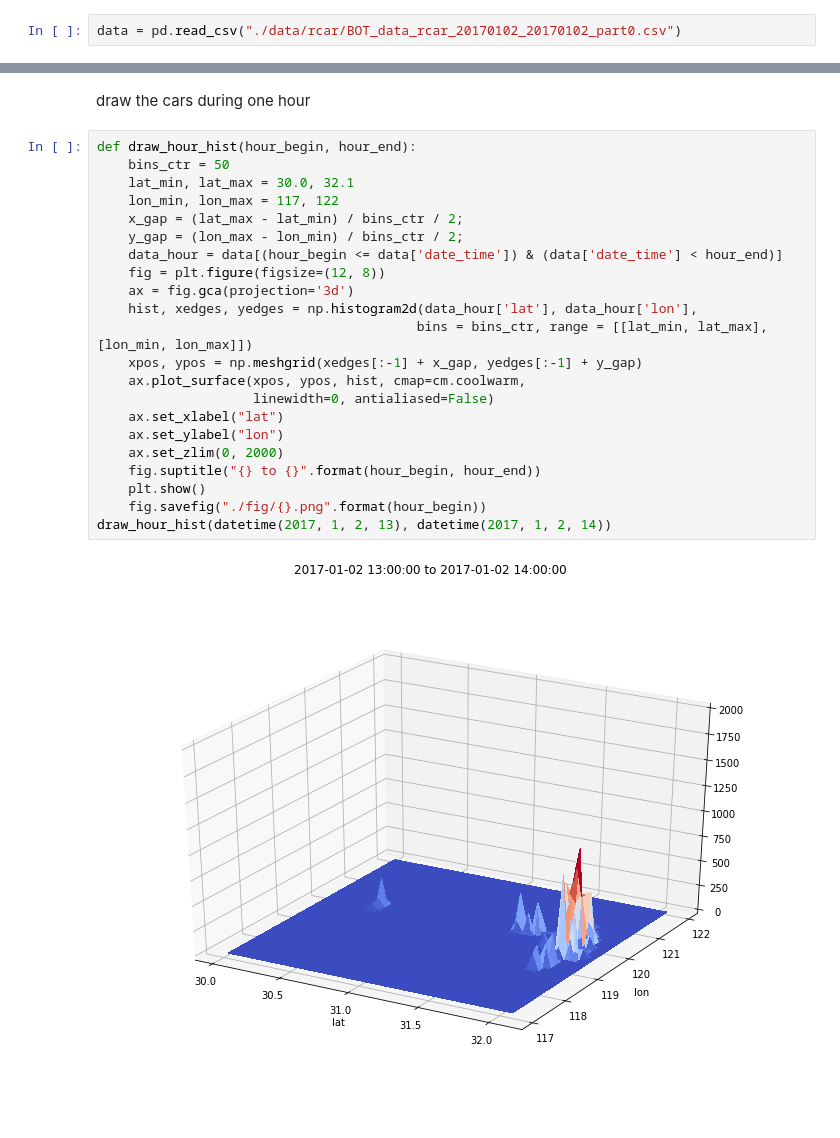
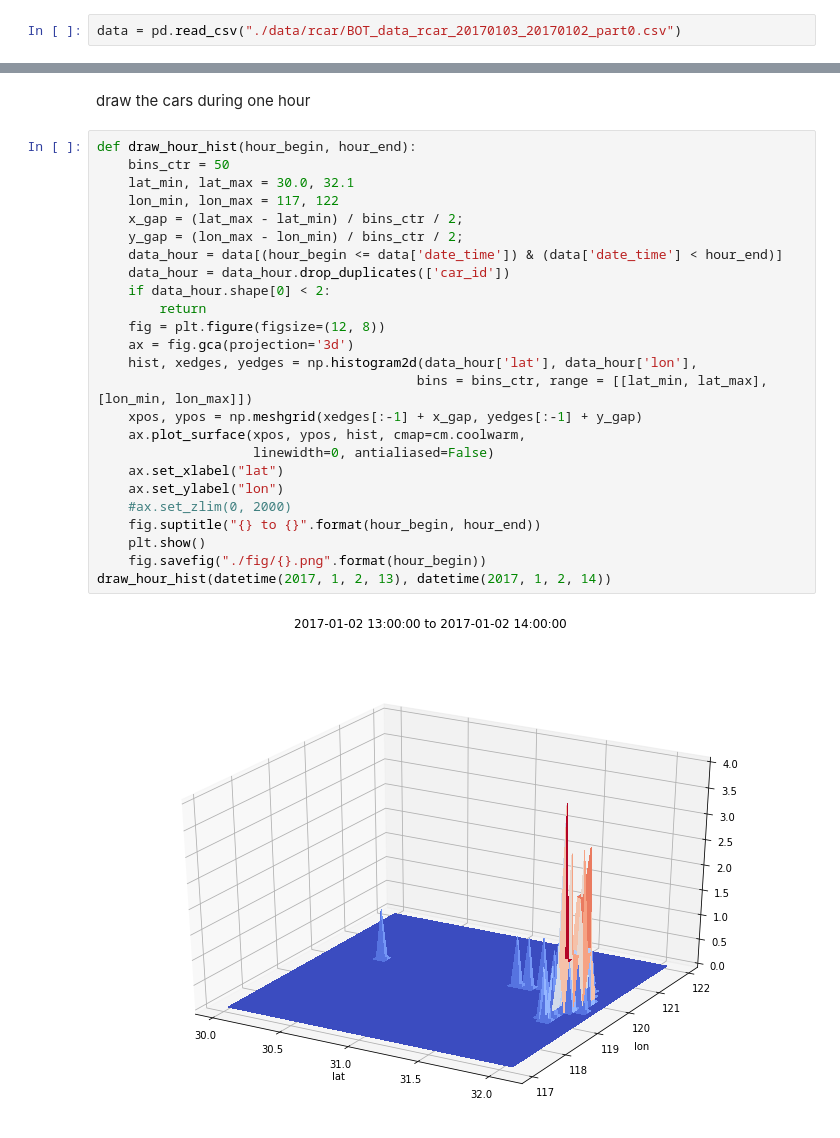
Before and after one commit to JachinShen/super-duper-guacamole, a Jupyter notebook: Explore.ipynb, the cells around one changed output, grey strips where cells are left out. Drawn from its saved outputs; the diff is of its cells as text; blank space fills up the shorter version.

```diff
--- a/Explore.ipynb
+++ b/Explore.ipynb
@@ -7,7 +7,7 @@ from mpl_toolkits.mplot3d import Axes3D
 from datetime import datetime, timedelta
 %matplotlib inline
 # %%
-data = pd.read_csv("./data/rcar/BOT_data_rcar_20170102_20170102_part0.csv")
+data = pd.read_csv("./data/rcar/BOT_data_rcar_20170103_20170102_part0.csv")
 # %%
 data.head()
 # %% [output]
@@ -54,27 +54,30 @@ draw the cars during one hour
 # %%
 def draw_hour_hist(hour_begin, hour_end):
     bins_ctr = 50
     lat_min, lat_max = 30.0, 32.1
     lon_min, lon_max = 117, 122
     x_gap = (lat_max - lat_min) / bins_ctr / 2;
     y_gap = (lon_max - lon_min) / bins_ctr / 2;
     data_hour = data[(hour_begin <= data['date_time']) & (data['date_time'] < hour_end)]
+    data_hour = data_hour.drop_duplicates(['car_id'])
+    if data_hour.shape[0] < 2:
+        return
     fig = plt.figure(figsize=(12, 8))
     ax = fig.gca(projection='3d')
     hist, xedges, yedges = np.histogram2d(data_hour['lat'], data_hour['lon'],
                                          bins = bins_ctr, range = [[lat_min, lat_max], [lon_min, lon_max]])
     xpos, ypos = np.meshgrid(xedges[:-1] + x_gap, yedges[:-1] + y_gap)
     ax.plot_surface(xpos, ypos, hist, cmap=cm.coolwarm,
                     linewidth=0, antialiased=False)
     ax.set_xlabel("lat")
     ax.set_ylabel("lon")
-    ax.set_zlim(0, 2000)
+    #ax.set_zlim(0, 2000)
     fig.suptitle("{} to {}".format(hour_begin, hour_end))
     plt.show()
     fig.savefig("./fig/{}.png".format(hour_begin))
 draw_hour_hist(datetime(2017, 1, 2, 13), datetime(2017, 1, 2, 14))
 # %% [output]
-[figure, old version]
+[figure, new version]
 # %%
 for hour in range(0, 23):
     draw_hour_hist(datetime(2017, 1, 2, hour),
```
Also changed, not shown: parts of 4 cells of this notebook, 1 other file.
